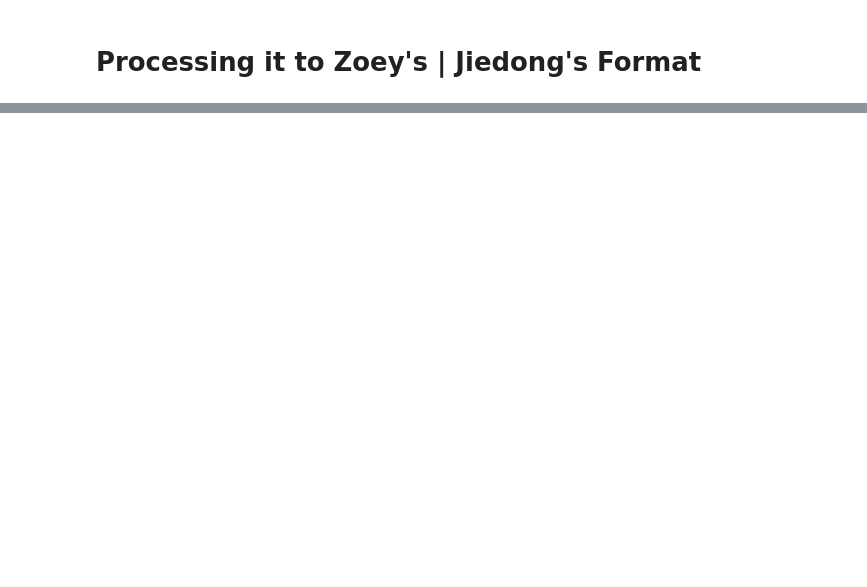
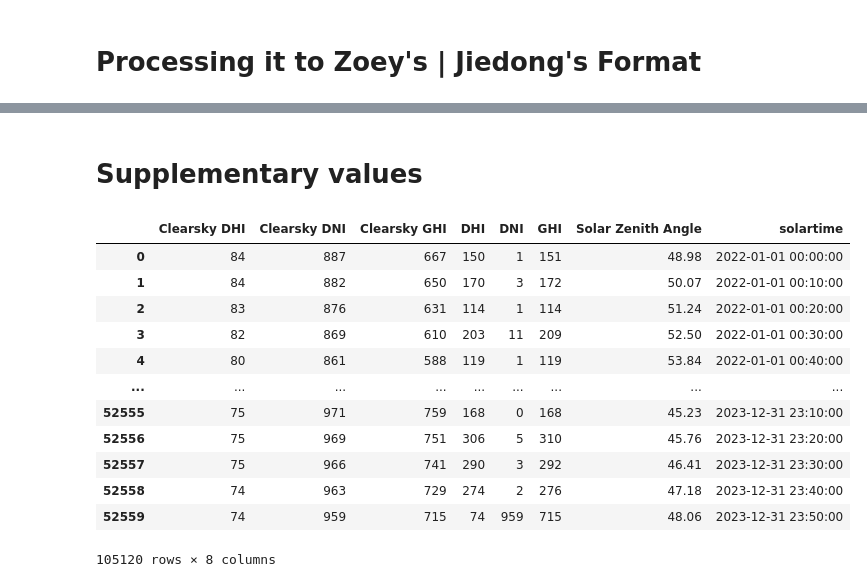
Before and after one commit to akarsh1207/Longwave-Radiation-Model-Hawaii, a Jupyter notebook: Cleaned Station Data/Conversion_to_Zoey_Jiedong.ipynb, the cells around one changed output, grey strips where cells are left out. Cells and saved outputs as stored; diff of their text form; code cells hidden in the pictures; blank space fills up the shorter version.

```diff
--- a/Cleaned Station Data/Conversion_to_Zoey_Jiedong.ipynb
+++ b/Cleaned Station Data/Conversion_to_Zoey_Jiedong.ipynb
@@ -62,0 +126,2 @@ filter_df
+# %% [markdown]
+# Supplementary values
@@ -62,0 +135,16 @@ filter_df
+# %%
+df_2022_2023
+# %% [output]
+|  | Clearsky DHI | Clearsky DNI | Clearsky GHI | DHI | DNI | GHI | Solar Zenith Angle | solartime |
+| 0 | 84 | 887 | 667 | 150 | 1 | 151 | 48.98 | 2022-01-01 00:00:00 |
+| 1 | 84 | 882 | 650 | 170 | 3 | 172 | 50.07 | 2022-01-01 00:10:00 |
+| 2 | 83 | 876 | 631 | 114 | 1 | 114 | 51.24 | 2022-01-01 00:20:00 |
+| 3 | 82 | 869 | 610 | 203 | 11 | 209 | 52.50 | 2022-01-01 00:30:00 |
+| 4 | 80 | 861 | 588 | 119 | 1 | 119 | 53.84 | 2022-01-01 00:40:00 |
+| ... | ... | ... | ... | ... | ... | ... | ... | ... |
+| 52555 | 75 | 971 | 759 | 168 | 0 | 168 | 45.23 | 2023-12-31 23:10:00 |
+| 52556 | 75 | 969 | 751 | 306 | 5 | 310 | 45.76 | 2023-12-31 23:20:00 |
+| 52557 | 75 | 966 | 741 | 290 | 3 | 292 | 46.41 | 2023-12-31 23:30:00 |
+| 52558 | 74 | 963 | 729 | 274 | 2 | 276 | 47.18 | 2023-12-31 23:40:00 |
+| 52559 | 74 | 959 | 715 | 74 | 959 | 715 | 48.06 | 2023-12-31 23:50:00 |
+105120 rows × 8 columns
```
Also changed, not shown: parts of 16 cells of this notebook, 9 other files.
